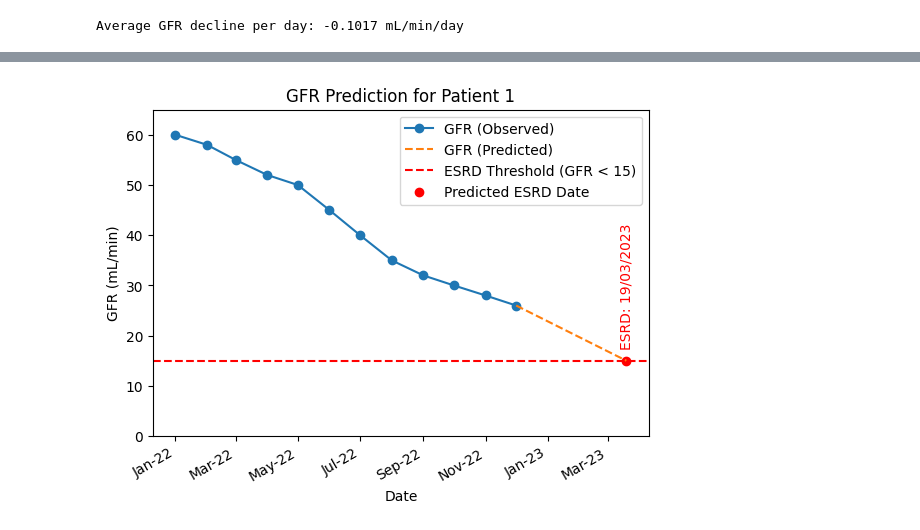
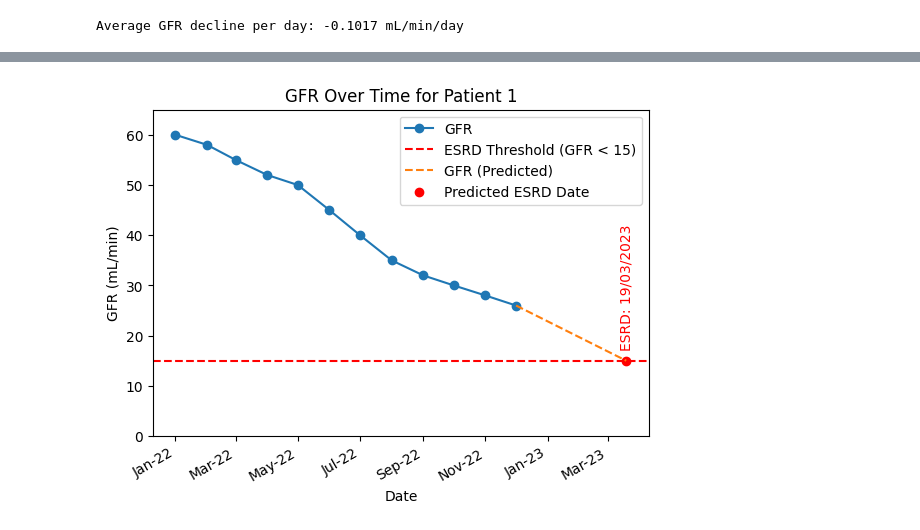
Before and after one commit to letsdodigital/coding-hands-on, a Jupyter notebook: programming_in_healthcare/module_3/lesson_5/lesson_5_answers.ipynb, the cells around one changed output, grey strips where cells are left out. Drawn from its saved outputs; the diff is of its cells as text; code cells hidden in the pictures.

```diff
--- a/programming_in_healthcare/module_3/lesson_5/lesson_5_answers.ipynb
+++ b/programming_in_healthcare/module_3/lesson_5/lesson_5_answers.ipynb
@@ -63,0 +146,17 @@ Predicted date for ESRD (GFR < 15 mL/min): 19/03/2023
+# %%
+# Import the 'numpy' library as the alias 'np'
+import numpy as np
+
+# Create an array of future dates for extrapolation, starting from the latest date in the dataset and extending by the number of
+# days until ESRD. You can use the 'pd.date_range()' function for this. You will need to specify the 'start' date and the 'periods'
+# See https://pandas.pydata.org/docs/reference/api/pandas.date_range.html for documentation.
+future_dates = pd.date_range(start=last_date, periods=int(days_to_esrd)+1)
+
+# Print the future dates
+print(f"Future dates are:\n\n{ future_dates}")
+
+# Extrapolate GFR values based on the rate of decline
+future_gfrs = latest_gfr + np.arange(0, len(future_dates)) * average_gfr_decline_per_day
+
+# Print the future GFR values
+print(f"Future GFRs are:\n\n{ future_gfrs }")
@@ -64,47 +185,64 @@ Predicted date for ESRD (GFR < 15 mL/min): 19/03/2023
 # %%
-import numpy as np
+# Copy the code from the last cell where you created a plot minus the last 'legend' and 'show' functions.
+
+# Import the 'pandas' library as the alias 'pd'
 import pandas as pd
+
+# Import the 'matplotlib.pyplot' library as the alias 'plt'
 import matplotlib.pyplot as plt
+
+# Import the 'matplotlib.dates' library as the alias 'mdates'
 import matplotlib.dates as mdates
 
-# Assuming previous variables like latest_date, days_to_esrd, patient_data, etc., are already defined
+# Load kidney function data from the file 'kidney_function.csv'. Save as 'df'
+kidney_function_data = pd.read_csv('kidney_function.csv')
 
-# Create an array of future dates for extrapolation
-future_dates = pd.date_range(start=latest_date, periods=int(days_to_esrd)+1)
+# Convert the Date column to the datetime format. You can do this with the 'pd.to_datetime()' function.
+kidney_function_data['Date'] = pd.to_datetime(kidney_function_data['Date'])
 
-# Extrapolate GFR values based on the rate of decline
-future_gfr = latest_gfr + np.arange(0, len(future_dates)) * average_gfr_decline_per_day
+# Plot GFR over time using the plot(x-axis values, y-axis values) function.
+# Add a marker argument of 'o' and a label argument of 'GFR'
+plt.plot(kidney_function_data['Date'], kidney_function_data['GFR (mL/min)'], marker='o', label='GFR')
 
-# Predicted date when GFR reaches 15 mL/min
-predicted_esrd_date = future_dates[-1]
-predicted_gfr_value = future_gfr[-1]  # This should be around 15 mL/min
+# Add a horizontal line at y=15 with a red dashed line style and a label of 'ESRD Threshold (GFR < 15)'
+# Try out the axhline function. Documentation for this function can be found at
+# https://matplotlib.org/stable/api/_as_gen/matplotlib.pyplot.axhline.html
+plt.axhline(y=15, color='r', linestyle='--', label='ESRD Threshold (GFR < 15)')
 
-# Plot the GFR extrapolation
-plt.plot(patient_data['Date'], patient_data['GFR (mL/min)'], marker='o', label='GFR (Observed)')
-plt.plot(future_dates, future_gfr, linestyle='--', label='GFR (Predicted)')
-plt.axhline(y=15, color='r', linestyle='--', label='ESRD Threshold (GFR < 15)')
-plt.title('GFR Prediction for Patient 1')
+# Add a title to the plot
+plt.title('GFR Over Time for Patient 1')
+
+# Add a label to the x-axis
 plt.xlabel('Date')
+
+# Add a label to the y-axis
 plt.ylabel('GFR (mL/min)')
 
-# Set y-axis to start at 0
-plt.ylim(0, max(patient_data['GFR (mL/min)']) + 5)
+# Set y-axis to start at 0 and end at the maximum GFR value + 5
+# See https://matplotlib.org/stable/api/_as_gen/matplotlib.pyplot.ylim.html
+plt.ylim(0, max(kidney_function_data['GFR (mL/min)']) + 5)
 
-# Format the x-axis to show dates as Jan-22
+# We have formatted the x-axis dates for you. Just uncomment the two lines below.
 plt.gca().xaxis.set_major_formatter(mdates.DateFormatter('%b-%y'))
-
-# Rotate the x-axis labels for better readability
 plt.gcf().autofmt_xdate()
 
-# Add a marker and annotation for the predicted ESRD date
-plt.scatter(predicted_esrd_date, predicted_gfr_value, color='red', label='Predicted ESRD Date')
+# Plot the GFR extrapolation. Use the linestyle '--' for a dashed line and set a label of 'GFR (Predicted)'.
+plt.plot(future_dates, future_gfrs, linestyle='--', label='GFR (Predicted)')
 
-# Vertical annotation with the date in DD/MM/YYYY format
-plt.annotate(f'ESRD: {predicted_esrd_date.strftime("%d/%m/%Y")}',
-             (predicted_esrd_date, predicted_gfr_value),
+# Add a marker and annotation for the predicted ESRD date. You can use the 'scatter()' function to plot a point on the graph.
+# Set the colour to 'red' and the label to 'Predicted ESRD Date'.
+plt.scatter(predicted_esrd_date, 15, color='red', label='Predicted ESRD Date')
+
+# Add an annotation for the predicted ESRD date. You can use the 'annotate()' function to add text to the plot.
+# See documentation at https://matplotlib.org/stable/api/_as_gen/matplotlib.pyplot.annotate.html.
+plt.annotate(f'ESRD: {formatted_predicted_date}',
+             (predicted_esrd_date, 15),
              textcoords="offset points", xytext=(0,10), ha='center', color='red', rotation=90)
 
+# Add a legend to the plot.
 plt.legend()
+
+# Finally, show the plot
 plt.show()
 # %% [output]
-[figure, old version]
+[figure, new version]
```
Also changed, not shown: parts of 11 cells of this notebook, 1 other file.
